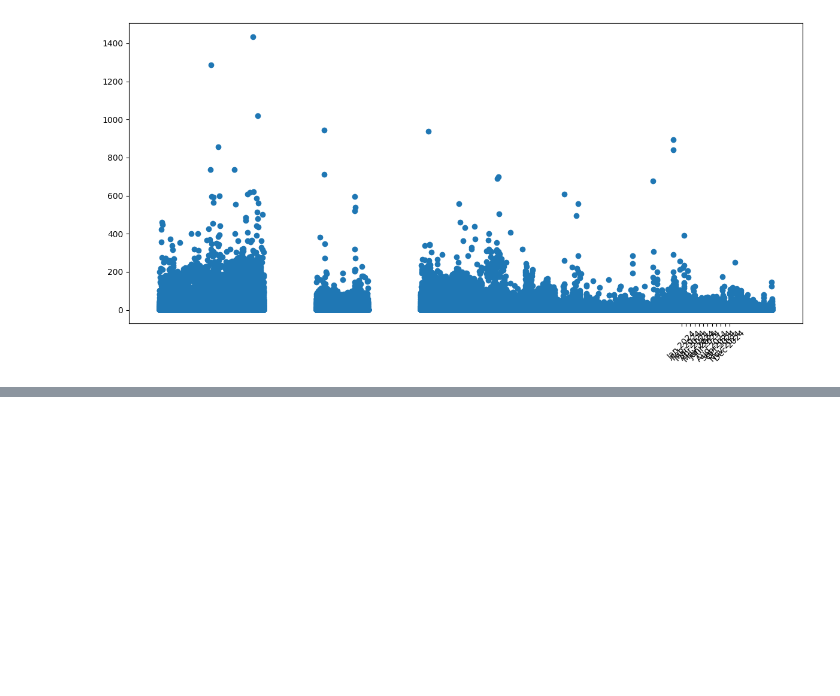
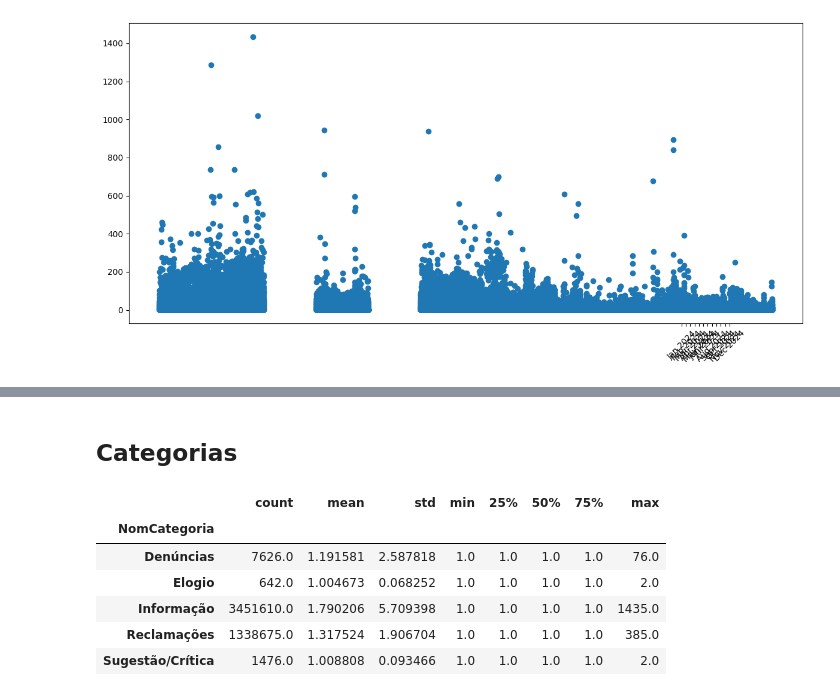
Before and after one commit to rochadelon/Project-Team-01-Samsung-Innovation-Campus-2025, a Jupyter notebook: notebooks/main.ipynb, the cells around one changed output, grey strips where cells are left out. Drawn from its saved outputs; the diff is of its cells as text; code cells hidden in the pictures; blank space fills up the shorter version.

```diff
--- a/notebooks/main.ipynb
+++ b/notebooks/main.ipynb
@@ -68,0 +235,13 @@ Created in <span style='font-weight:600;margin-left:4px;'>Deepnote</span></a>
+# %% [markdown]
+## Categorias
+# %%
+stats_por_categoria = df_ouvidoria_aneel.groupby('NomCategoria')['NumQtdReclamacoesDia'].describe()
+stats_por_categoria
+# %% [output]
+|  | count | mean | std | min | 25% | 50% | 75% | max |
+| NomCategoria |  |  |  |  |  |  |  |  |
+| Denúncias | 7626.0 | 1.191581 | 2.587818 | 1.0 | 1.0 | 1.0 | 1.0 | 76.0 |
+| Elogio | 642.0 | 1.004673 | 0.068252 | 1.0 | 1.0 | 1.0 | 1.0 | 2.0 |
+| Informação | 3451610.0 | 1.790206 | 5.709398 | 1.0 | 1.0 | 1.0 | 1.0 | 1435.0 |
+| Reclamações | 1338675.0 | 1.317524 | 1.906704 | 1.0 | 1.0 | 1.0 | 1.0 | 385.0 |
+| Sugestão/Crítica | 1476.0 | 1.008808 | 0.093466 | 1.0 | 1.0 | 1.0 | 1.0 | 2.0 |
```
Also changed, not shown: parts of 27 cells of this notebook, 4 other files.
